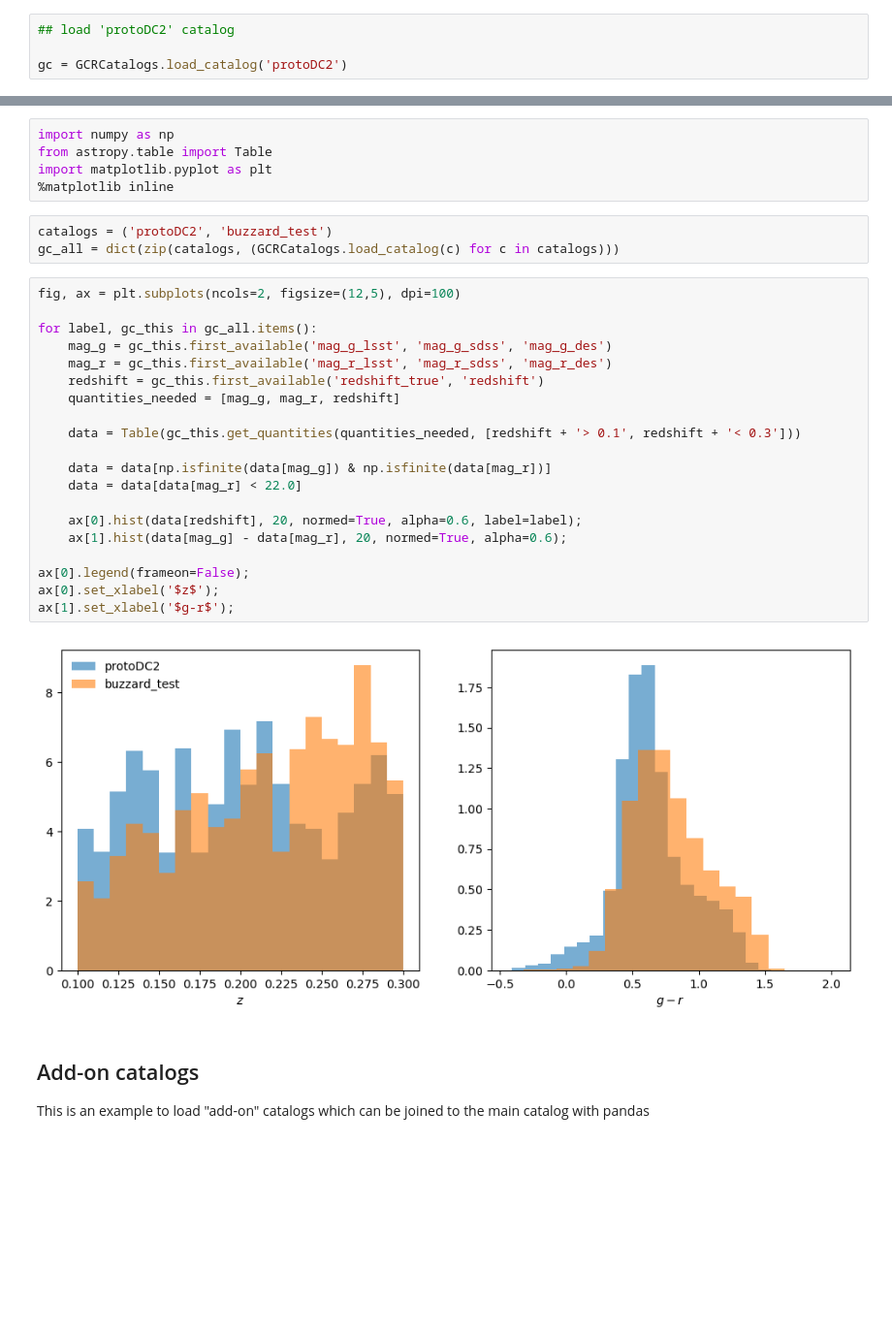
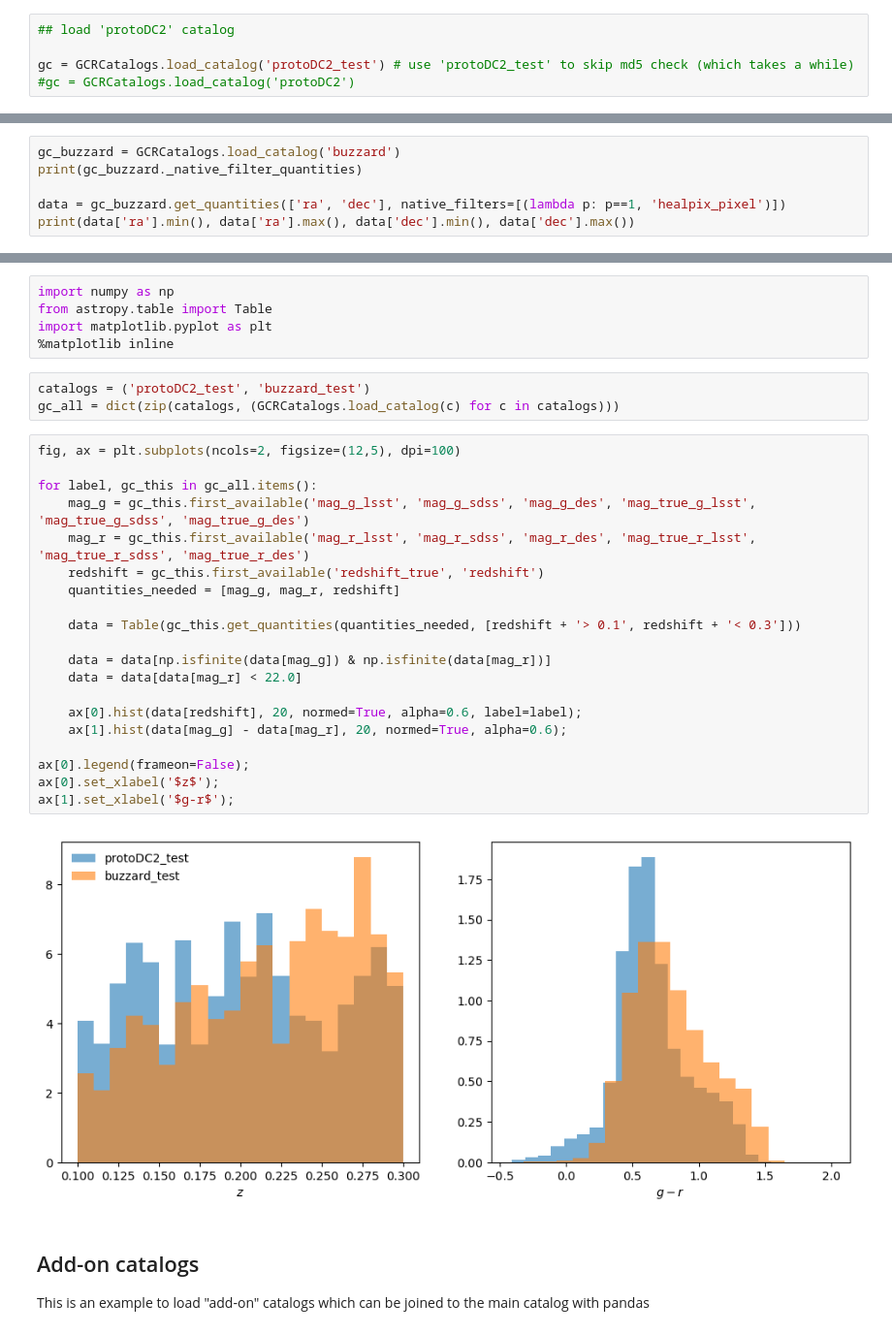
Before and after one commit to LSSTDESC/gcr-catalogs, a Jupyter notebook: examples/GCRCatalogs Demo.ipynb, the cells around one changed output, grey strips where cells are left out. Shown at 97% size. Cells and saved outputs as stored; diff of their text form; blank space fills up the shorter version.

```diff
--- a/examples/GCRCatalogs Demo.ipynb
+++ b/examples/GCRCatalogs Demo.ipynb
@@ -48,7 +49,8 @@ protoDC2
 # %%
 ## load 'protoDC2' catalog
 
-gc = GCRCatalogs.load_catalog('protoDC2')
+gc = GCRCatalogs.load_catalog('protoDC2_test') # use 'protoDC2_test' to skip md5 check (which takes a while)
+#gc = GCRCatalogs.load_catalog('protoDC2')
 # %% [markdown]
 ## GCR interface
 
@@ -174,0 +232,6 @@ shear_1
+# %%
+gc_buzzard = GCRCatalogs.load_catalog('buzzard')
+print(gc_buzzard._native_filter_quantities)
+
+data = gc_buzzard.get_quantities(['ra', 'dec'], native_filters=[(lambda p: p==1, 'healpix_pixel')])
+print(data['ra'].min(), data['ra'].max(), data['dec'].min(), data['dec'].max())
@@ -240,30 +306,30 @@ from astropy.table import Table
 import matplotlib.pyplot as plt
 %matplotlib inline
 # %%
-catalogs = ('protoDC2', 'buzzard_test')
+catalogs = ('protoDC2_test', 'buzzard_test')
 gc_all = dict(zip(catalogs, (GCRCatalogs.load_catalog(c) for c in catalogs)))
 # %%
 fig, ax = plt.subplots(ncols=2, figsize=(12,5), dpi=100)
 
 for label, gc_this in gc_all.items():
-    mag_g = gc_this.first_available('mag_g_lsst', 'mag_g_sdss', 'mag_g_des')
-    mag_r = gc_this.first_available('mag_r_lsst', 'mag_r_sdss', 'mag_r_des')
+    mag_g = gc_this.first_available('mag_g_lsst', 'mag_g_sdss', 'mag_g_des', 'mag_true_g_lsst', 'mag_true_g_sdss', 'mag_true_g_des')
+    mag_r = gc_this.first_available('mag_r_lsst', 'mag_r_sdss', 'mag_r_des', 'mag_true_r_lsst', 'mag_true_r_sdss', 'mag_true_r_des')
     redshift = gc_this.first_available('redshift_true', 'redshift')
     quantities_needed = [mag_g, mag_r, redshift]
 
     data = Table(gc_this.get_quantities(quantities_needed, [redshift + '> 0.1', redshift + '< 0.3']))
 
     data = data[np.isfinite(data[mag_g]) & np.isfinite(data[mag_r])]
     data = data[data[mag_r] < 22.0]
 
     ax[0].hist(data[redshift], 20, normed=True, alpha=0.6, label=label);
     ax[1].hist(data[mag_g] - data[mag_r], 20, normed=True, alpha=0.6);
 
 ax[0].legend(frameon=False);
 ax[0].set_xlabel('$z$');
 ax[1].set_xlabel('$g-r$');
 # %% [output]
-[figure, old version]
+[figure, new version]
 # %% [markdown]
 ## Add-on catalogs
 
```
Also changed, not shown: parts of 19 cells of this notebook, 3 other files.
